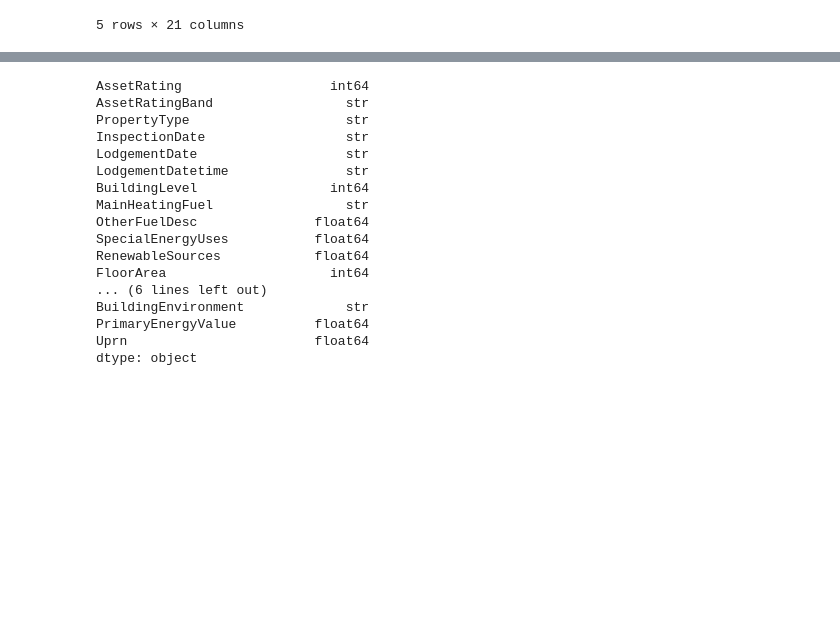
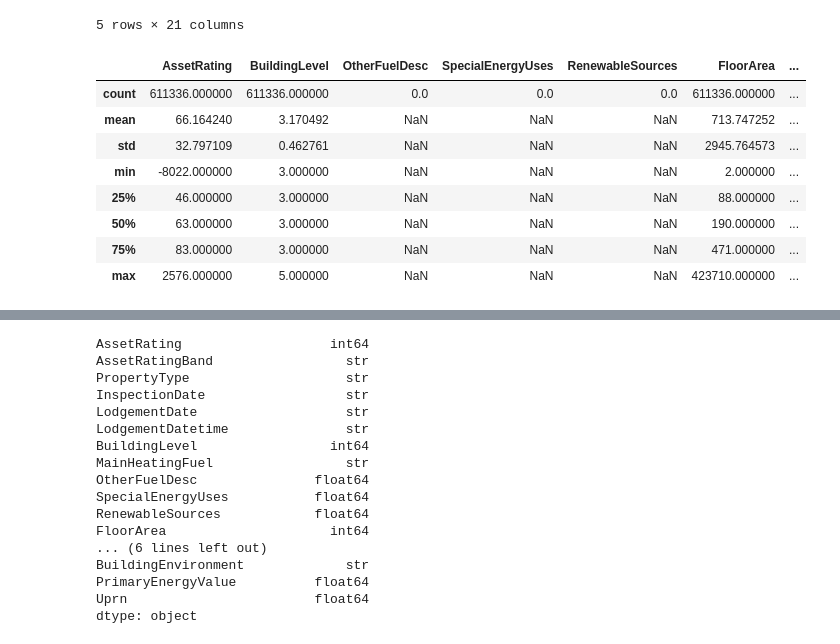
Before and after one commit to iaspidem/epc-learn, a Jupyter notebook: preprocess.ipynb, the cells around one changed output, grey strips where cells are left out. Cells and saved outputs as stored; diff of their text form; code cells hidden in the pictures; blank space fills up the shorter version.

```diff
--- a/preprocess.ipynb
+++ b/preprocess.ipynb
@@ -59,3 +59,15 @@ df_nd.head()
 | 3 | 72 | C | Restaurants and Cafes/Drinking Es... | 2023-12-12 | 2024-01-31 | 2024-01-31 16:42:08 | ... |
 | 4 | 66 | C | A1/A2 Retail and Financial/Profes... | 2020-10-05 | 2020-10-07 | 2020-10-07 19:08:45 | ... |
 5 rows × 21 columns
+# %%
+df_nd.describe()
+# %% [output]
+|  | AssetRating | BuildingLevel | OtherFuelDesc | SpecialEnergyUses | RenewableSources | FloorArea | ... |
+| count | 611336.000000 | 611336.000000 | 0.0 | 0.0 | 0.0 | 611336.000000 | ... |
+| mean | 66.164240 | 3.170492 | NaN | NaN | NaN | 713.747252 | ... |
+| std | 32.797109 | 0.462761 | NaN | NaN | NaN | 2945.764573 | ... |
+| min | -8022.000000 | 3.000000 | NaN | NaN | NaN | 2.000000 | ... |
+| 25% | 46.000000 | 3.000000 | NaN | NaN | NaN | 88.000000 | ... |
+| 50% | 63.000000 | 3.000000 | NaN | NaN | NaN | 190.000000 | ... |
+| 75% | 83.000000 | 3.000000 | NaN | NaN | NaN | 471.000000 | ... |
+| max | 2576.000000 | 5.000000 | NaN | NaN | NaN | 423710.000000 | ... |
```
Also changed, not shown: parts of 6 cells of this notebook.
